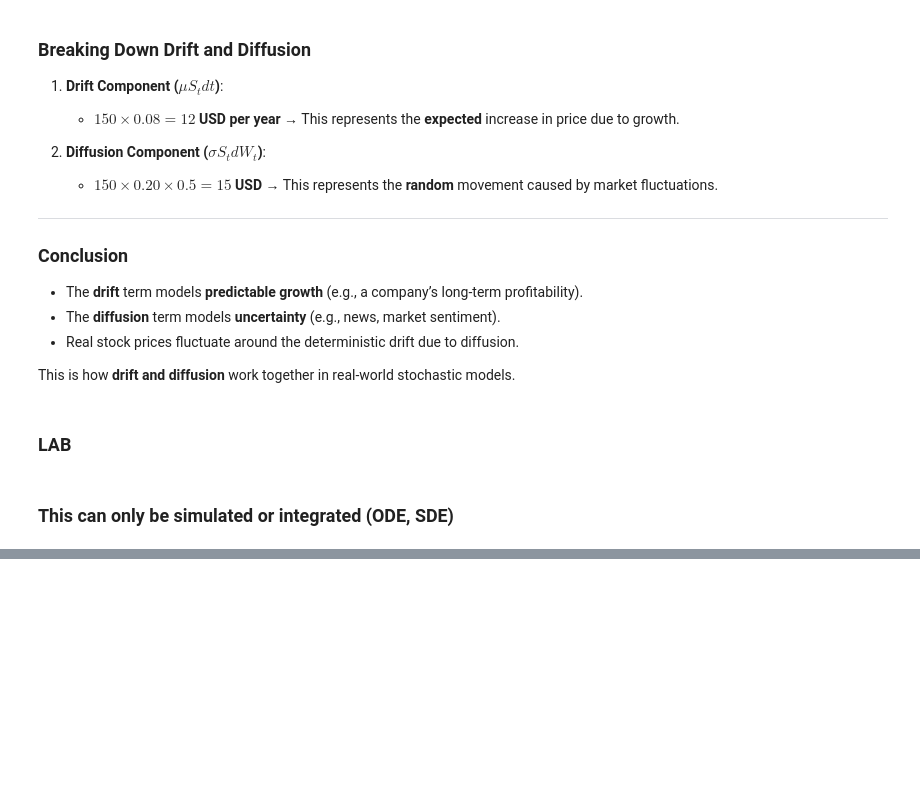
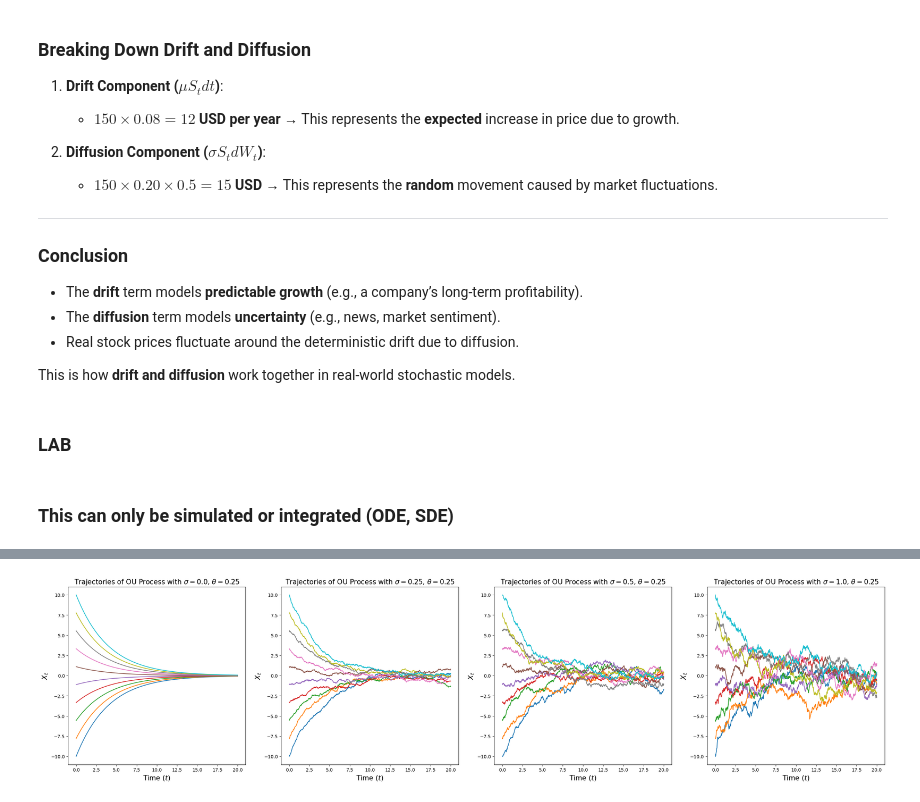
Before and after one commit to sciencemath/FlowMatchingDiffusionModels, a Jupyter notebook: Flow&Diffusion.ipynb, the cells around one changed output, grey strips where cells are left out. Saved outputs shown, nothing was run; the diff lists cells and outputs as text; code cells hidden in the pictures; blank space fills up the shorter version.

```diff
--- a/Flow&Diffusion.ipynb
+++ b/Flow&Diffusion.ipynb
@@ -680,0 +844,27 @@ class EulerMaruyamaSimulator(Simulator):
+# %%
+# Try comparing multiple choices side-by-side
+thetas_and_sigmas = [
+    (0.25, 0.0),
+    (0.25, 0.25),
+    (0.25, 0.5),
+    (0.25, 1.0),
+]
+simulation_time = 20.0
+
+num_plots = len(thetas_and_sigmas)
+fig, axes = plt.subplots(1, num_plots, figsize=(8 * num_plots, 7))
+
+for idx, (theta, sigma) in enumerate(thetas_and_sigmas):
+    ou_process = OUProcess(theta, sigma)
+    simulator = EulerMaruyamaSimulator(sde=ou_process)
+    x0 = torch.linspace(-10.0,10.0,10).view(-1,1).to(device) # Initial values - let's start at zero
+    ts = torch.linspace(0.0,simulation_time,1000).to(device) # simulation timesteps
+
+    ax = axes[idx]
+    ax.set_title(f'Trajectories of OU Process with $\\sigma = ${sigma}, $\\theta = ${theta}', fontsize=15)
+    ax.set_xlabel(r'Time ($t$)', fontsize=15)
+    ax.set_ylabel(r'$X_t$', fontsize=15)
+    plot_trajectories_1d(x0, simulator, ts, ax)
+plt.show()
+# %% [output]
+[figure, added]
```
Also changed, not shown: parts of 14 cells of this notebook.
